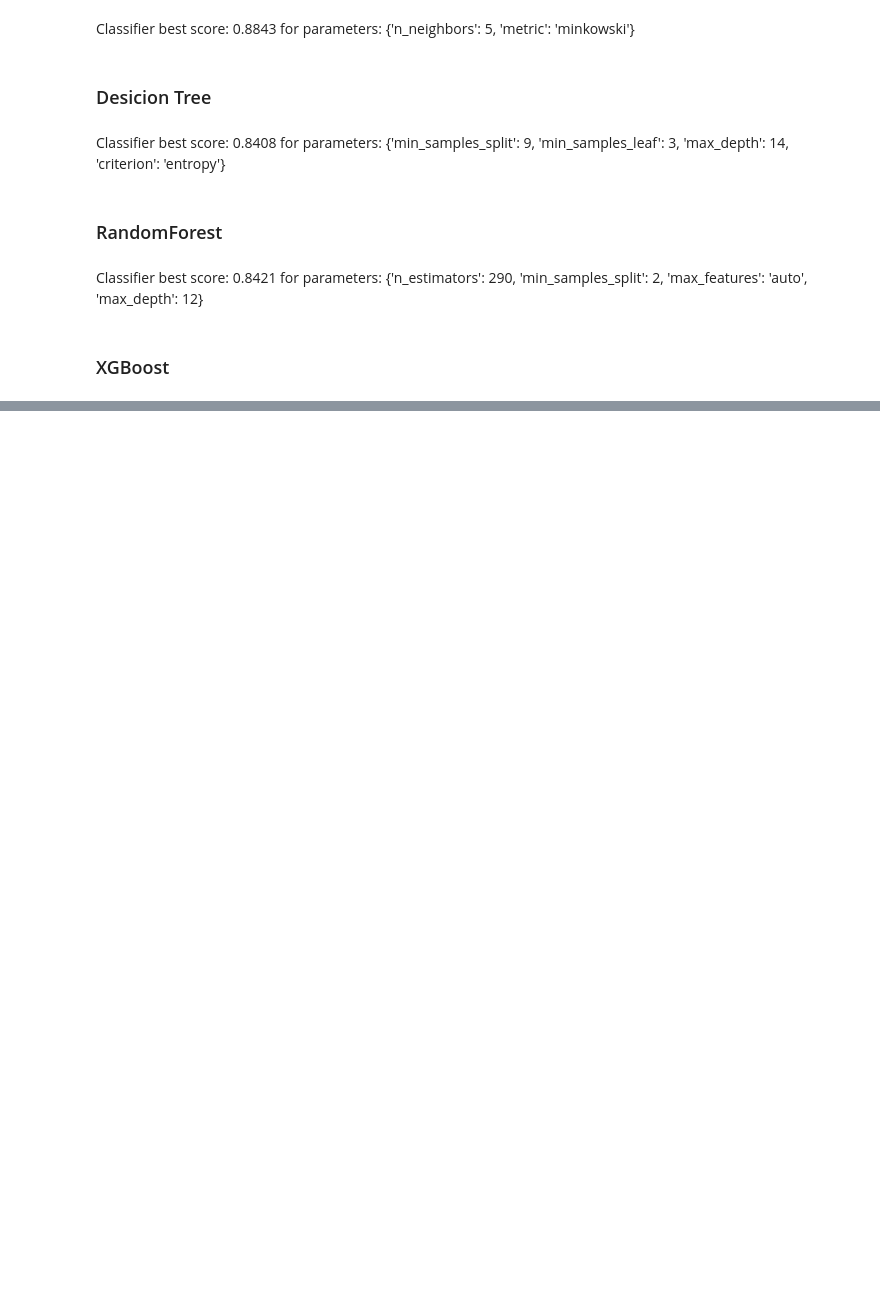
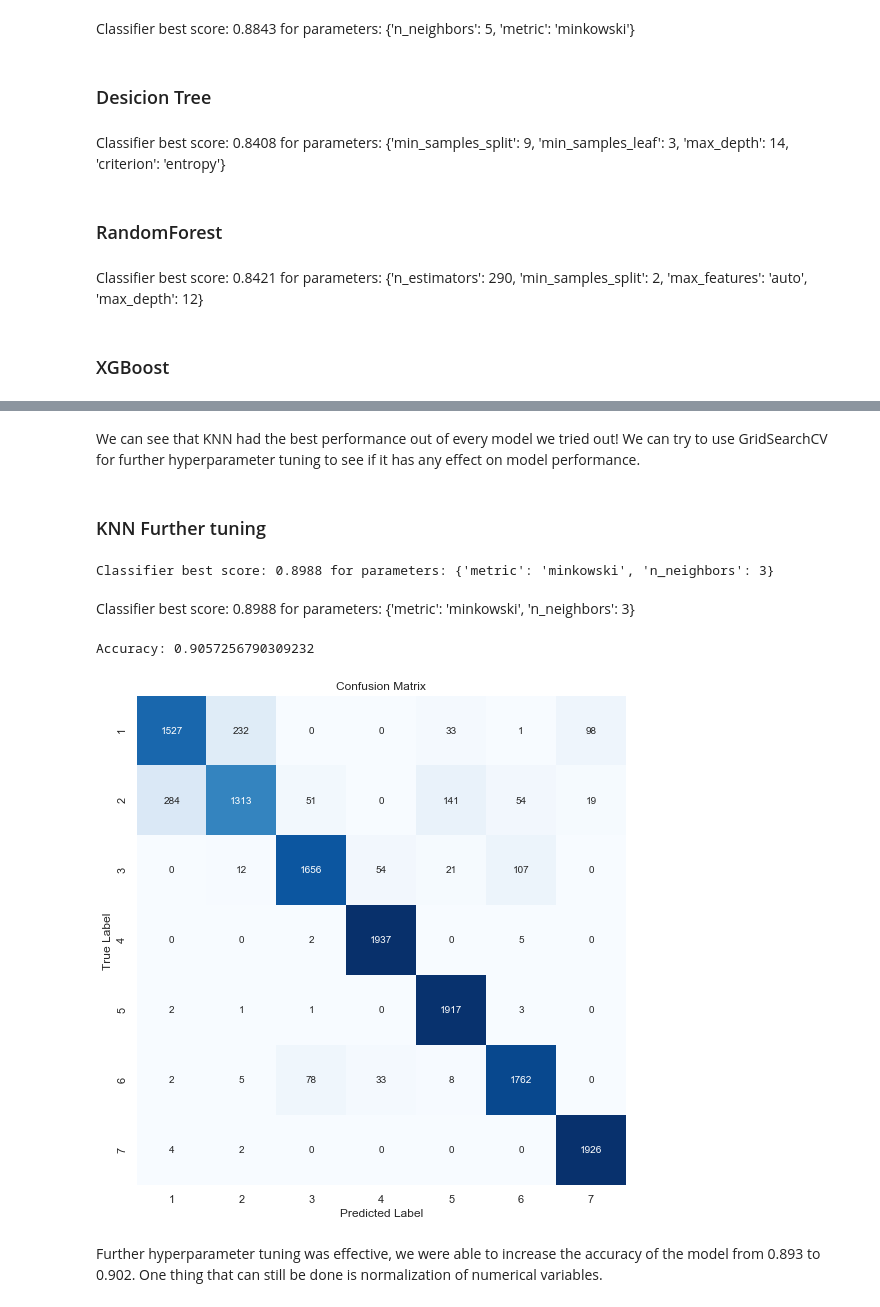
Before and after one commit to mskl/ist-mi-cdadosi7, a Jupyter notebook: project/joona_project_forestry.ipynb, the cells around one changed output, grey strips where cells are left out. Cells and saved outputs as stored; diff of their text form; code cells hidden in the pictures; blank space fills up the shorter version.

Commit message:
KNN hyperparameter tuning

```diff
--- a/project/joona_project_forestry.ipynb
+++ b/project/joona_project_forestry.ipynb
@@ -325,0 +364,11 @@ Try to remove outliers by extreme outlier detection
+# %%
+# Random Forest
+rfc = RandomForestClassifier(n_estimators=290, min_samples_split=2, max_features='auto', max_depth=12)
+rfc.fit(trnX, trnY.ravel())
+prdY = rfc.predict(tstX)
+
+test_scores['Random Forest'] = accuracy_score(tstY, prdY)
+print('Accuracy:', test_scores['Random Forest'])
+
+cnf_mtx = confusion_matrix(tstY, prdY)
+plot_cnf_mtx(cnf_mtx)
@@ -326 +377,12 @@ Try to remove outliers by extreme outlier detection
+# %%
+# XGBoost
+xgb = XGBClassifier(learning_rate=0.05, n_estimators=300, max_depth=3, seed=random_state)
+xgb.fit(trnX, trnY.ravel())
+prdY = xgb.predict(tstX)
+
+test_scores['XGBoost'] = accuracy_score(tstY, prdY)
+print('Accuracy:', test_scores['XGBoost'])
+
+cnf_mtx = confusion_matrix(tstY, prdY)
+plot_cnf_mtx(cnf_mtx)
 # %%
@@ -331 +391,36 @@ plt.xticks(range(len(results)), list(results.keys()), rotation='vertical')
 plt.show()
+# %% [markdown]
+We can see that KNN had the best performance out of every model we tried out! We can try to use GridSearchCV for further hyperparameter tuning to see if it has any effect on model performance.
+# %% [markdown]
+### KNN Further tuning
+# %%
+from sklearn.model_selection import GridSearchCV
+
+grid = {'n_neighbors':np.arange(3,16,1),
+        'metric':['minkowski']}
+
+knn = GridSearchCV(KNeighborsClassifier(), grid, cv=5)
+
+knn.fit(trnX, trnY.ravel())
+
+print("Classifier best score: %.4f for parameters: %s" % (knn.best_score_.mean(), knn.best_params_))
+# %% [output]
+Classifier best score: 0.8988 for parameters: {'metric': 'minkowski', 'n_neighbors': 3}
+# %% [markdown]
+Classifier best score: 0.8988 for parameters: {'metric': 'minkowski', 'n_neighbors': 3}
+# %%
+from sklearn.neighbors import KNeighborsClassifier
+
+knn = KNeighborsClassifier(n_neighbors=3, metric='minkowski')
+knn.fit(trnX, trnY.ravel())
+prdY = knn.predict(tstX)
+
+print('Accuracy:', accuracy_score(tstY, prdY))
+
+cnf_mtx = confusion_matrix(tstY, prdY)
+plot_cnf_mtx(cnf_mtx)
+# %% [output]
+Accuracy: 0.9057256790309232
+[figure, added]
+# %% [markdown]
+Further hyperparameter tuning was effective, we were able to increase the accuracy of the model from 0.893 to 0.902. One thing that can still be done is normalization of numerical variables.
```
Also changed, not shown: parts of 25 cells of this notebook, 1 other file.
